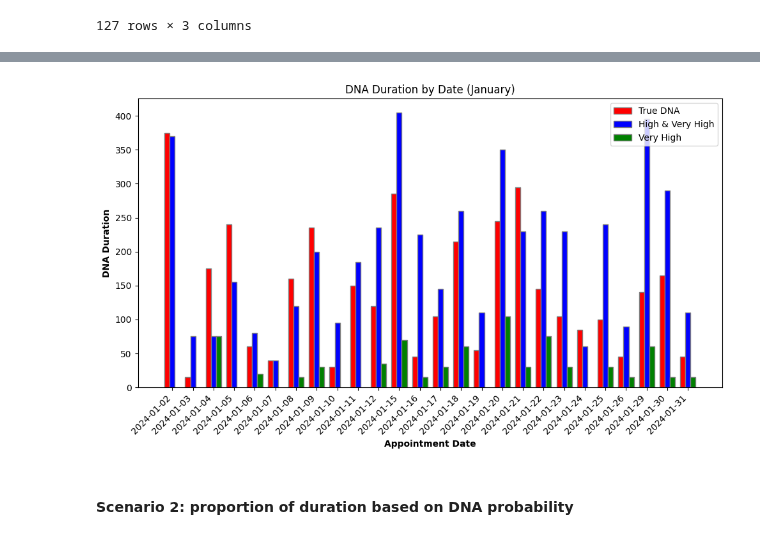
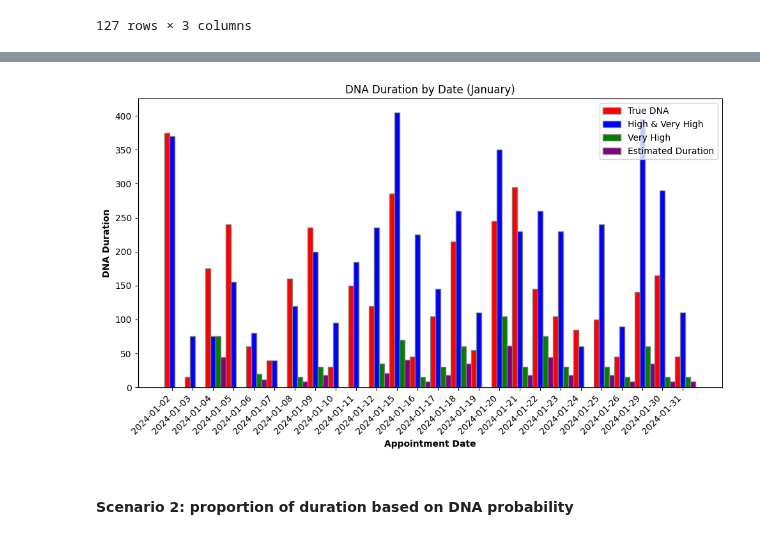
Before and after one commit to hallucinojenlee/hds_dna, a Jupyter notebook: scripts/calculate_DNA_time.ipynb, the cells around one changed output, grey strips where cells are left out. Drawn from its saved outputs; the diff is of its cells as text; code cells hidden in the pictures.

```diff
--- a/scripts/calculate_DNA_time.ipynb
+++ b/scripts/calculate_DNA_time.ipynb
@@ -152,40 +128,47 @@ dtype: int64
 true_dna_grouped = true_dna[true_dna["appt_month_trans"] == 1].groupby("appt_date")["appt_duration"].sum().reset_index()
 historic_high_very_high_grouped = historic_high_very_high[historic_high_very_high["appt_month_trans"] == 1].groupby("appt_date")["appt_duration"].sum().reset_index()
 historic_very_high_grouped = historic_very_high[historic_very_high["appt_month_trans"] == 1].groupby("appt_date")["appt_duration"].sum().reset_index()
+historic_very_high_grouped = historic_very_high[historic_very_high["appt_month_trans"] == 1].groupby("appt_date")["appt_duration"].sum().reset_index()
+
 
 # Merge the data into a single DataFrame
-merged_df = pd.merge(true_dna_grouped, historic_high_very_high_grouped, on='appt_date', how='outer', suffixes=('_true_dna', '_high_very_high'))
-merged_df = pd.merge(merged_df, historic_very_high_grouped, on='appt_date', how='outer')
-merged_df.rename(columns={'appt_duration': 'appt_duration_very_high'}, inplace=True)
+scenario1_df = pd.merge(true_dna_grouped, historic_high_very_high_grouped, on='appt_date', how='outer', suffixes=('_true_dna', '_high_very_high'))
+scenario1_df = pd.merge(scenario1_df, historic_very_high_grouped, on='appt_date', how='outer')
+scenario1_df.rename(columns={'appt_duration': 'appt_duration_very_high'}, inplace=True)
+
+# Calculate the estimated duration
+scenario1_df['appt_duration_very_high_proportion'] = scenario1_df['appt_duration_very_high'] * PPV1
 
 # Plot the data
 plt.figure(figsize=(10, 6))
 bar_width = 0.25
 
 # Set positions of the bars
-r1 = range(len(merged_df))
+r1 = range(len(scenario1_df))
 r2 = [x + bar_width for x in r1]
 r3 = [x + bar_width for x in r2]
+r4 = [x + bar_width for x in r3]
 
 # Create the bars
-plt.bar(r1, merged_df['appt_duration_true_dna'], color='red', width=bar_width, edgecolor='grey', label='True DNA')
-plt.bar(r2, merged_df['appt_duration_high_very_high'], color='blue', width=bar_width, edgecolor='grey', label='High & Very High')
-plt.bar(r3, merged_df['appt_duration_very_high'], color='green', width=bar_width, edgecolor='grey', label='Very High')
+plt.bar(r1, scenario1_df['appt_duration_true_dna'], color='red', width=bar_width, edgecolor='grey', label='True DNA')
+plt.bar(r2, scenario1_df['appt_duration_high_very_high'], color='blue', width=bar_width, edgecolor='grey', label='High & Very High')
+plt.bar(r3, scenario1_df['appt_duration_very_high'], color='green', width=bar_width, edgecolor='grey', label='Very High')
+plt.bar(r4, scenario1_df['appt_duration_very_high_proportion'], color='purple', width=bar_width, edgecolor='grey', label='Estimated Duration')
 
 # Add labels and title
 plt.xlabel('Appointment Date', fontweight='bold')
 plt.ylabel('DNA Duration', fontweight='bold')
-plt.xticks([r + bar_width for r in range(len(merged_df))], merged_df['appt_date'])
+plt.xticks([r + bar_width for r in range(len(scenario1_df))], scenario1_df['appt_date'])
 plt.title('DNA Duration by Date (January)')
 
 # Add legend
 plt.legend()
 
 # Adjust x-axis date labels
 plt.xticks(rotation=45, ha='right')
 
 # Show the plot
 plt.tight_layout()
 plt.show()
 # %% [output]
-[figure, old version]
+[figure, new version]
```
Also changed, not shown: parts of 12 cells of this notebook.
